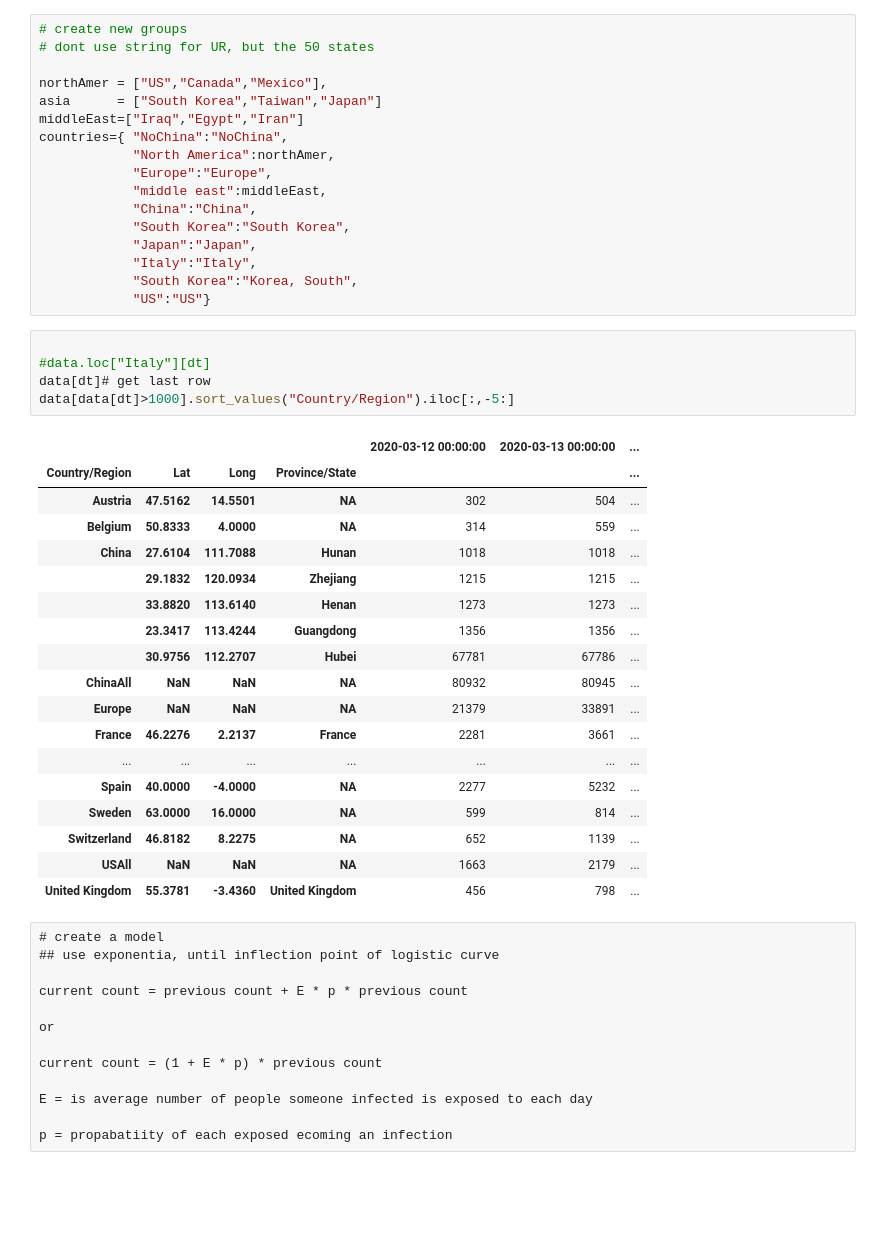
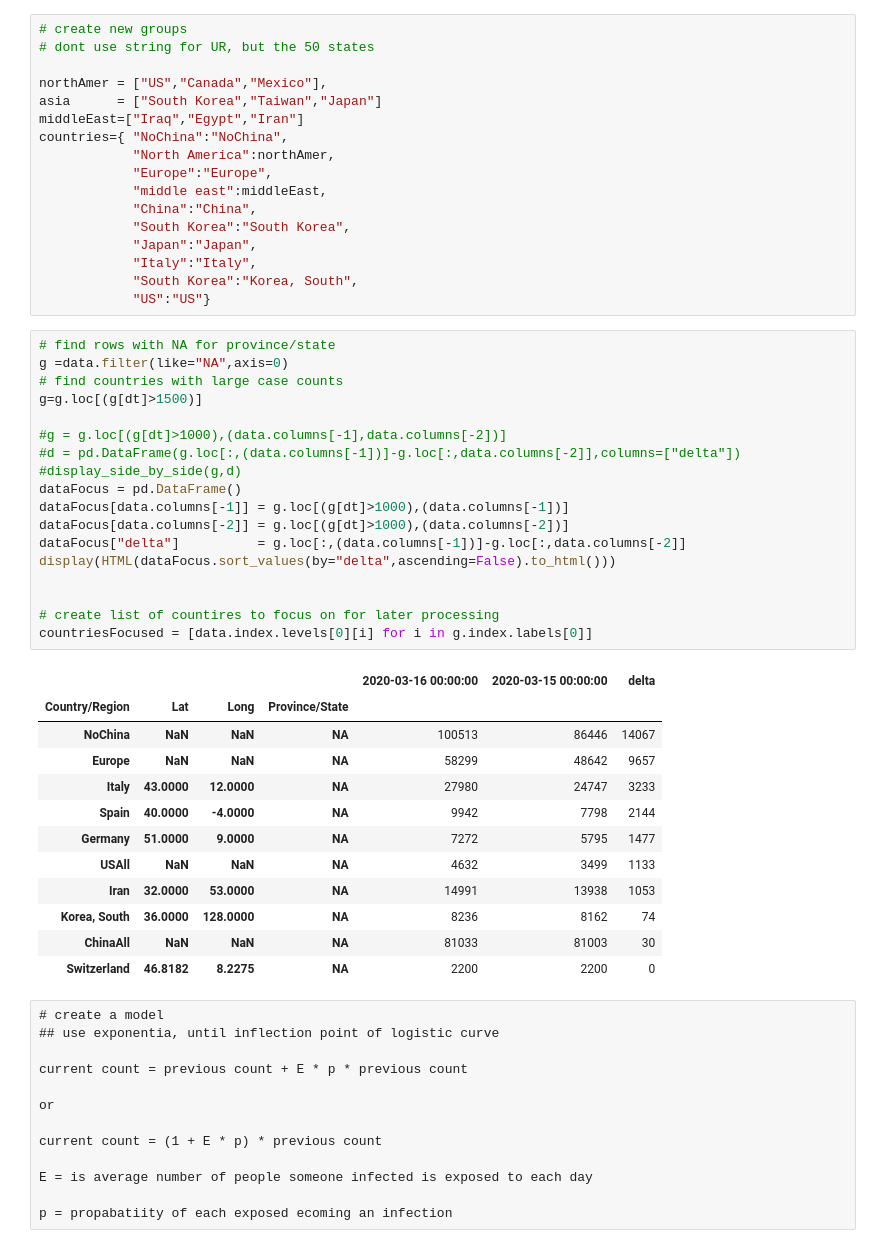
Before and after one commit to raysalem/sars-cov-19, a Jupyter notebook: cov-19.ipynb, the cells around one changed output. Cells and saved outputs as stored; diff of their text form; blank space fills up the shorter version.

```diff
--- a/cov-19.ipynb
+++ b/cov-19.ipynb
@@ -221,30 +221,37 @@ countries={ "NoChina":"NoChina",
             "Italy":"Italy",
             "South Korea":"Korea, South",
             "US":"US"}
-# %%
-
-#data.loc["Italy"][dt]
-data[dt]# get last row
-data[data[dt]>1000].sort_values("Country/Region").iloc[:,-5:]
-# %% [output]
-|  |  |  |  | 2020-03-12 00:00:00 | 2020-03-13 00:00:00 | ... |
-| Country/Region | Lat | Long | Province/State |  |  | ... |
-| Austria | 47.5162 | 14.5501 | NA | 302 | 504 | ... |
-| Belgium | 50.8333 | 4.0000 | NA | 314 | 559 | ... |
-| China | 27.6104 | 111.7088 | Hunan | 1018 | 1018 | ... |
-|  | 29.1832 | 120.0934 | Zhejiang | 1215 | 1215 | ... |
-|  | 33.8820 | 113.6140 | Henan | 1273 | 1273 | ... |
-|  | 23.3417 | 113.4244 | Guangdong | 1356 | 1356 | ... |
-|  | 30.9756 | 112.2707 | Hubei | 67781 | 67786 | ... |
-| ChinaAll | NaN | NaN | NA | 80932 | 80945 | ... |
-| Europe | NaN | NaN | NA | 21379 | 33891 | ... |
-| France | 46.2276 | 2.2137 | France | 2281 | 3661 | ... |
-| ... | ... | ... | ... | ... | ... | ... |
-| Spain | 40.0000 | -4.0000 | NA | 2277 | 5232 | ... |
-| Sweden | 63.0000 | 16.0000 | NA | 599 | 814 | ... |
-| Switzerland | 46.8182 | 8.2275 | NA | 652 | 1139 | ... |
-| USAll | NaN | NaN | NA | 1663 | 2179 | ... |
-| United Kingdom | 55.3781 | -3.4360 | United Kingdom | 456 | 798 | ... |
+# %%
+# find rows with NA for province/state
+g =data.filter(like="NA",axis=0)
+# find countries with large case counts
+g=g.loc[(g[dt]>1500)]
+
+#g = g.loc[(g[dt]>1000),(data.columns[-1],data.columns[-2])]
+#d = pd.DataFrame(g.loc[:,(data.columns[-1])]-g.loc[:,data.columns[-2]],columns=["delta"])
+#display_side_by_side(g,d)
+dataFocus = pd.DataFrame()
+dataFocus[data.columns[-1]] = g.loc[(g[dt]>1000),(data.columns[-1])]
+dataFocus[data.columns[-2]] = g.loc[(g[dt]>1000),(data.columns[-2])]
+dataFocus["delta"]          = g.loc[:,(data.columns[-1])]-g.loc[:,data.columns[-2]]
+display(HTML(dataFocus.sort_values(by="delta",ascending=False).to_html()))
+
+
+# create list of countires to focus on for later processing
+countriesFocused = [data.index.levels[0][i] for i in g.index.labels[0]]
+# %% [output]
+|  |  |  |  | 2020-03-16 00:00:00 | 2020-03-15 00:00:00 | delta |
+| Country/Region | Lat | Long | Province/State |  |  |  |
+| NoChina | NaN | NaN | NA | 100513 | 86446 | 14067 |
+| Europe | NaN | NaN | NA | 58299 | 48642 | 9657 |
+| Italy | 43.0000 | 12.0000 | NA | 27980 | 24747 | 3233 |
+| Spain | 40.0000 | -4.0000 | NA | 9942 | 7798 | 2144 |
+| Germany | 51.0000 | 9.0000 | NA | 7272 | 5795 | 1477 |
+| USAll | NaN | NaN | NA | 4632 | 3499 | 1133 |
+| Iran | 32.0000 | 53.0000 | NA | 14991 | 13938 | 1053 |
+| Korea, South | 36.0000 | 128.0000 | NA | 8236 | 8162 | 74 |
+| ChinaAll | NaN | NaN | NA | 81033 | 81003 | 30 |
+| Switzerland | 46.8182 | 8.2275 | NA | 2200 | 2200 | 0 |
 # %% [raw]
 # create a model
 ## use exponentia, until inflection point of logistic curve
```
Also changed, not shown: parts of 1 cell of this notebook.
